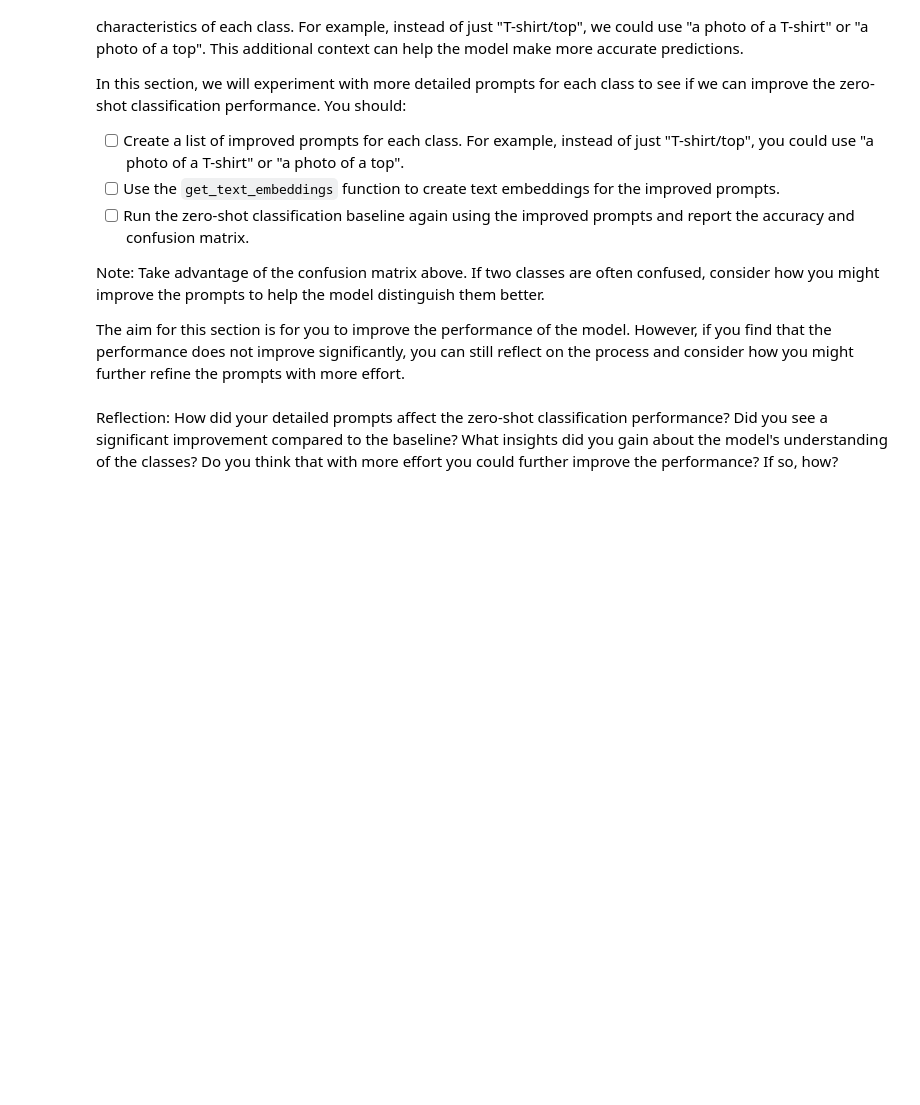
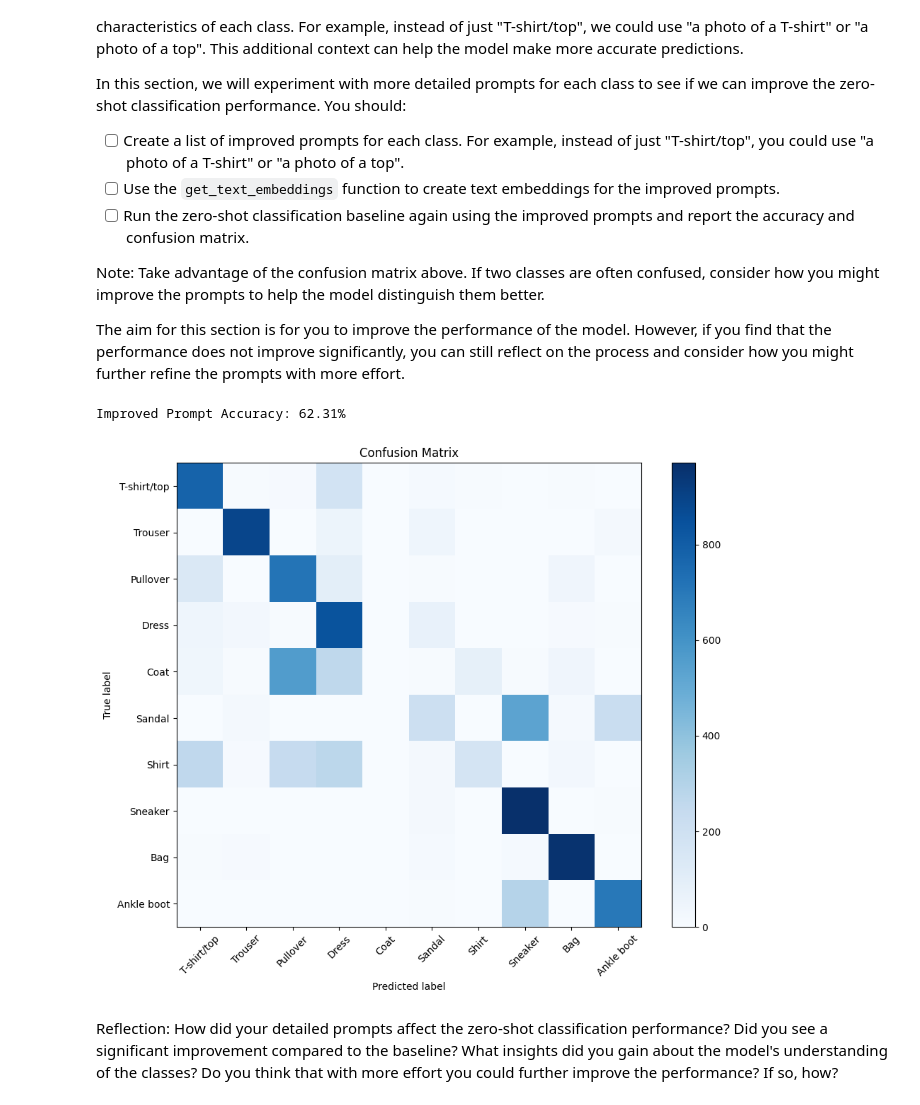
Before and after one commit to KamranGit01/deep_learning, a Jupyter notebook: 02_activities/assignments/assignment_2.ipynb, the cells around one changed output. Saved outputs shown, nothing was run; the diff lists cells and outputs as text; code cells hidden in the pictures; blank space fills up the shorter version.

```diff
--- a/02_activities/assignments/assignment_2.ipynb
+++ b/02_activities/assignments/assignment_2.ipynb
@@ -275,5 +280,39 @@ In this section, we will experiment with more detailed prompts for each class to
 Note: Take advantage of the confusion matrix above. If two classes are often confused, consider how you might improve the prompts to help the model distinguish them better.
 
 The aim for this section is for you to improve the performance of the model. However, if you find that the performance does not improve significantly, you can still reflect on the process and consider how you might further refine the prompts with more effort.
+# %%
+IMPROVED_PROMPTS = [
+    "a photo of a short-sleeve T-shirt",
+    "a photo of trousers or pants",
+    "a photo of a knitted sweater pullover",
+    "a photo of a women's dress",
+    "a photo of a long winter coat",
+    "a photo of an open sandal",
+    "a photo of a button-up shirt",
+    "a photo of an athletic sneaker",
+    "a photo of a handbag",
+    "a photo of an ankle boot"
+]
+
+# Build text embeddings with improved prompts
+text_feats_improved = get_text_embeddings(IMPROVED_PROMPTS)
+
+y_true_improved, y_pred_improved = [], []
+
+for pixel_values, labels in test_loader:
+    image_feats = get_image_embeddings(pixel_values)
+    similarity = get_cosine_similarity(image_feats, text_feats_improved)
+    preds = similarity.argmax(axis=1)
+
+    y_true_improved.extend(labels.numpy())
+    y_pred_improved.extend(preds)
+
+acc_improved = accuracy_score(y_true_improved, y_pred_improved)
+print(f"Improved Prompt Accuracy: {acc_improved*100:.2f}%")
+
+plot_confusion_matrix(y_true_improved, y_pred_improved, CLASS_NAMES)
+# %% [output]
+Improved Prompt Accuracy: 62.31%
+[figure, added]
 # %% [markdown]
 Reflection: How did your detailed prompts affect the zero-shot classification performance? Did you see a significant improvement compared to the baseline? What insights did you gain about the model's understanding of the classes? Do you think that with more effort you could further improve the performance? If so, how?
```
Also changed, not shown: parts of 12 cells of this notebook.
